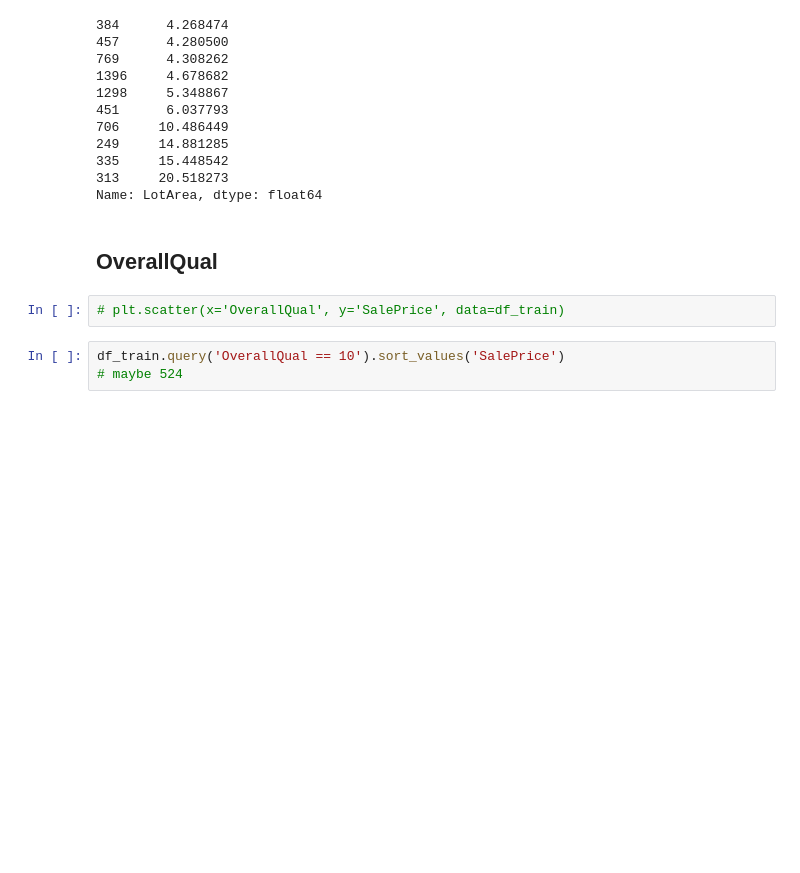
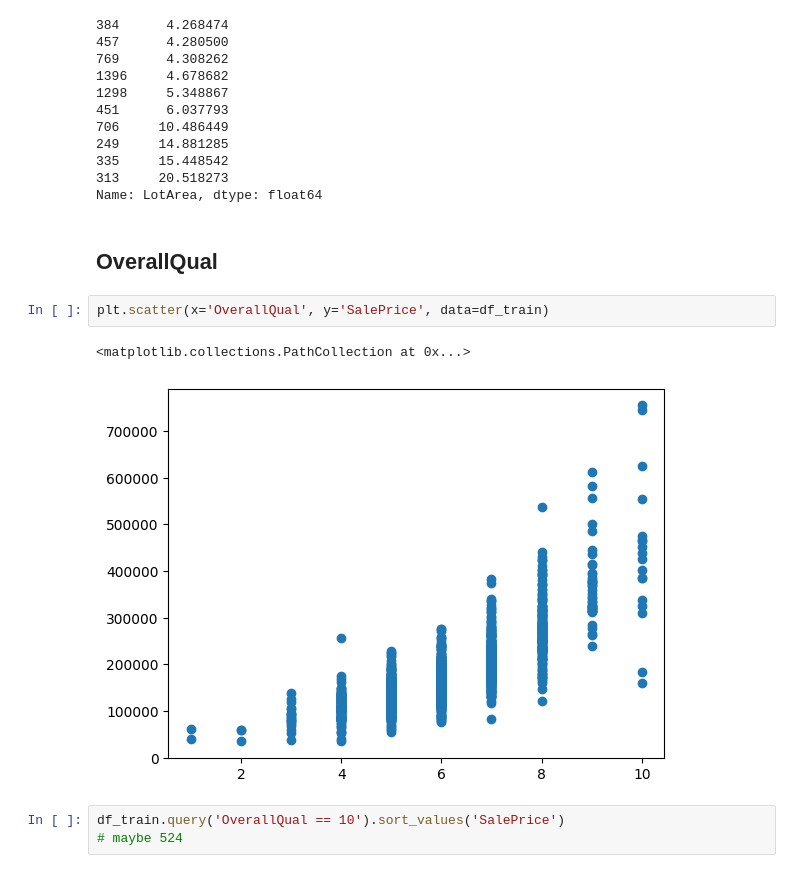
Before and after one commit to ShotaSasaki-HCU/Kaggle_House-Prices-Regression, a Jupyter notebook: multiple_linear_regression.ipynb, the cells around one changed output. Drawn from its saved outputs; the diff is of its cells as text; blank space fills up the shorter version.

```diff
--- a/multiple_linear_regression.ipynb
+++ b/multiple_linear_regression.ipynb
@@ -146,7 +155,10 @@ Name: LotArea, dtype: float64
 # %% [markdown]
 ## OverallQual
 # %%
-# plt.scatter(x='OverallQual', y='SalePrice', data=df_train)
+plt.scatter(x='OverallQual', y='SalePrice', data=df_train)
+# %% [output]
+<matplotlib.collections.PathCollection at 0x...>
+[figure, added]
 # %%
 df_train.query('OverallQual == 10').sort_values('SalePrice')
 # maybe 524
```
Also changed, not shown: parts of 63 cells of this notebook.
